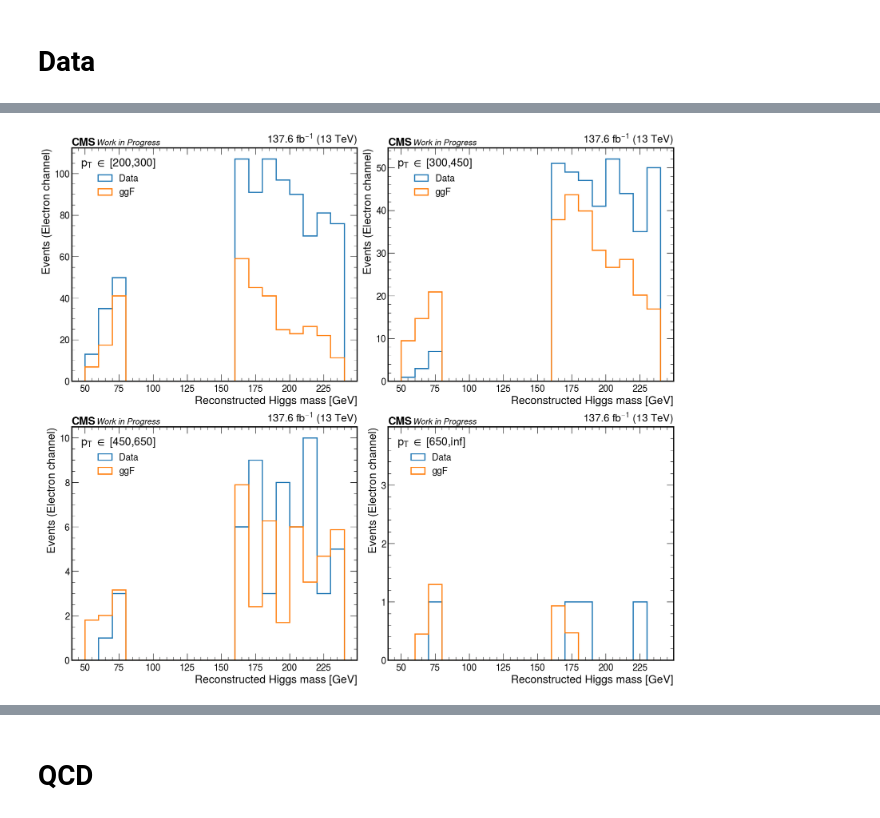
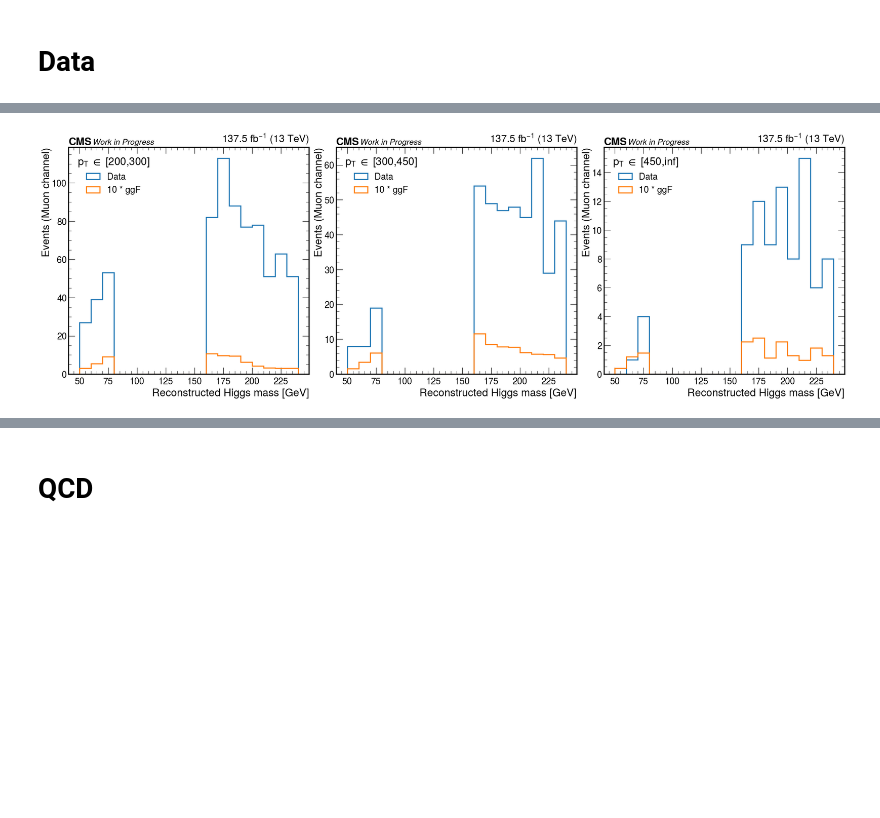
Before and after one commit to quinnanm/boostedhiggs, a Jupyter notebook: binder/hists_plots.ipynb, the cells around one changed output, grey strips where cells are left out. Cells and saved outputs as stored; diff of their text form; code cells hidden in the pictures; blank space fills up the shorter version.

```diff
--- a/binder/hists_plots.ipynb
+++ b/binder/hists_plots.ipynb
@@ -717,7 +624,7 @@ samples_to_plot = [
     "VH",
     "VBF",
     "ttH",
-#     "QCD",
+    "QCD",
     "DYJets",
     "WJetsLNu",
     "WZQQ",
@@ -888,22 +803,26 @@ array([ 50.,  60.,  70.,  80.,  90., 100., 110., 120., 130., 140., 150.,
 num_sig = dict(sorted(num_sig.items(), key=lambda item: item[1]))
 num_bkg = dict(sorted(num_bkg.items(), key=lambda item: item[1]))
 
-print("\033[1m" + f"{list(presel.keys())[0]} ({','.join(years)}):" + '\033[0m')
+if len(years) == 4:
+    lab = "Run2"
+else:
+    lab = "_".join(years)
 
-# print("------------------------")
+print("\033[1m" + f"{list(presel.keys())[0]} ({lab}):" + '\033[0m')
 
-# print("\033[1m" + rf"s/sqrt(b): {deno_sig/math.sqrt(deno_bkg):.2f}" + '\033[0m')
-# print("------------------------")
+print("------------------------")
+
+print("\033[1m" + rf"s/sqrt(b): {deno_sig/math.sqrt(deno_bkg):.2f}" + '\033[0m')
+print("------------------------")
 
 print(f"Signal: {deno_sig:.2f}")
 for sample in num_sig:
     print(f"- {sample}: {100*(num_sig[sample]/deno_sig):.0f}%")
-#     print(f"- {sample}: {(num_sig[sample]/deno_sig):.3f}%")
 
 print("------------------------")
 print(f"Background: {deno_bkg:.2f}")
 for sample in num_bkg:
-    if sample=="WJetsLNu":
+    if sample=="":
         print("\033[1m" + f"- {sample}: {100*(num_bkg[sample]/deno_bkg):.0f}%")
     else:
         print(f"- {sample}: {100*(num_bkg[sample]/deno_bkg):.0f}%")
@@ -1239,4 +1722,5 @@ luminosity
 # %%
+################### option 3
 plt.rcParams.update({"font.size": 20})
 nice_ch = {
     "ele": "Electron",
@@ -1260,23 +1744,22 @@ region_sel = {
 ptbins = [
     (200,300),
     (300,450),
-    (450,650),
-    (650, 2000)
+    (450,2000),
 ]
 blind = True
 blind_region = (80, 160)
+mult = 10
 
-ch = "ele"
+ch = "mu"
 years = ["2018", "2017", "2016APV", "2016"]
 
-fig, axs = plt.subplots(2, 2, figsize=(16,14), constrained_layout=True)
+fig, axs = plt.subplots(1, 3, figsize=(21,7), constrained_layout=True)
 
 for i, ptbin in enumerate(ptbins):
     xs, ws = {}, {}
     for sample in ["Data", "ggF"]:
         xs[sample], ws[sample] = [], []
         for year in years:
-
             for region, sel in region_sel.items():
                 if "QCD" in region:
                     df = events_dict["qcd_region"][year][ch][sample]
@@ -1290,57 +1773,51 @@ for i, ptbin in enumerate(ptbins):
             if blind:
                 x[(x>blind_region[0]) & (x<blind_region[1])] = 0   # blinding
 
-            if sample == "Data":
-                w = np.ones_like(df["fj_pt"])
+            w = df[f"event_weight"]
+
+            if (sample=="ggF") and (mult!=1):
+                w=w*mult
+                lab=f"{mult} * ggF"
             else:
-                w = df[f"weight_{ch}"]
+                lab=sample
 
             xs[sample] += x.tolist()
             ws[sample] += w.tolist()
 
         bins = 20
-        if i<2:
-            axs[0, i].hist(
-                xs[sample],
-                weights=ws[sample],
-                bins=np.linspace(50,240,bins),
-                histtype="step",
-                linewidth=2,
-                label=sample,
-            )
-        else:
-            axs[1, i-2].hist(
-                xs[sample],
-                weights=ws[sample],
-                bins=np.linspace(50,240,bins),
-                histtype="step",
-                linewidth=2,
-                label=sample,
-            )
+        axs[i].hist(
+            xs[sample],
+            weights=ws[sample],
+            bins=np.linspace(50,240,bins),
+            histtype="step",
+            linewidth=2,
+            label=lab
+        )
 
 lum = 0
 for year in years:
     lum += luminosity[ch][year] / 1000.0
 
-for i, ax in enumerate([axs[0,0], axs[0,1], axs[1,0], axs[1,1]]):
+for i, ax in enumerate(axs):
+
     lab = list([str(ptbin_) for ptbin_ in ptbins[i]])
-    for j, v in enumerate(lab):
+    for i, v in enumerate(lab):
         if v=="2000":
-            lab[j] = "inf"
-    ax.legend(title=rf"$p_T$ $\in$ [{','.join(lab)}]", loc="upper left")
+            lab[i] = "inf"
+    ax.legend(title=rf"$p_T$ $\in$ [{','.join(lab)}]")
 
-    ax.set_ylabel(f"Events ({nice_ch[ch]} channel)")
+    ax.set_ylabel(f"Events ({nice_ch[ch]} channel)", labelpad=0)
     ax.set_xlabel(f"Reconstructed Higgs mass [GeV]")
+    ax.set_ylim(0)
 
-    if i==3:
-        ax.set_ylim(0,4)
-        ax.set_yticks([0,1,2,3])
-    else:
-        ax.set_ylim(0)
+    if i==0:
+        ax.set_ylim(0, 119)
+#         ax.set_yticks([5,10,15,20, 25])
 
     hep.cms.lumitext("%.1f " % lum + r"fb$^{-1}$ (13 TeV)", ax=ax, fontsize=20)
     hep.cms.text("Work in Progress", ax=ax, fontsize=15)
-plt.savefig(f"/Users/fmokhtar/Desktop/farakikopku2/Data_ggF_{ch}_option1.pdf")
+
+plt.savefig(f"/Users/fmokhtar/Desktop/farakikopku2/Data_ggF_{ch}_option3.pdf")
 # %% [output]
 INFO:matplotlib.mathtext:Substituting symbol \in from STIXGeneral
 INFO:matplotlib.mathtext:Substituting symbol \in from STIXGeneral
@@ -1365 +1837 @@ INFO:matplotlib.mathtext:Substituting symbol \in from STIXGeneral
-[figure, old version]
+[figure, new version]
```
Also changed, not shown: parts of 40 cells of this notebook, 4 other files.
